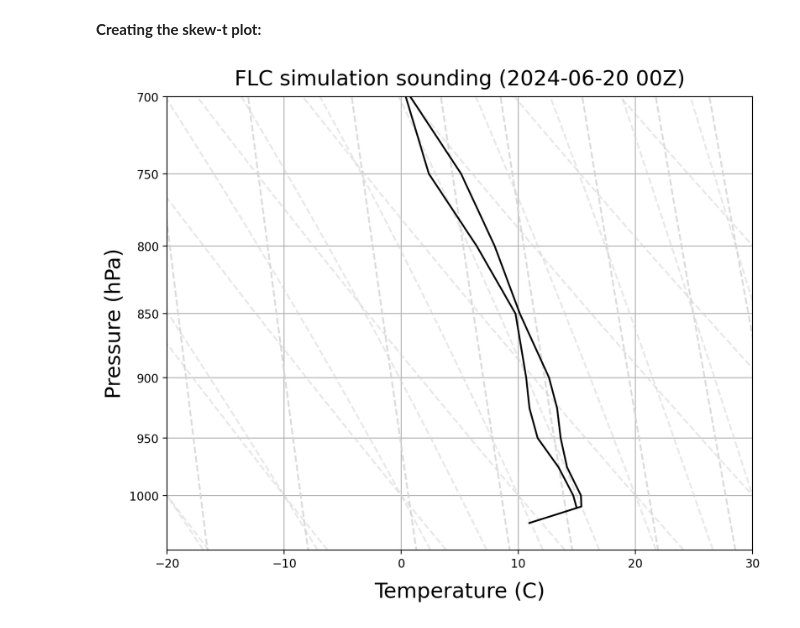
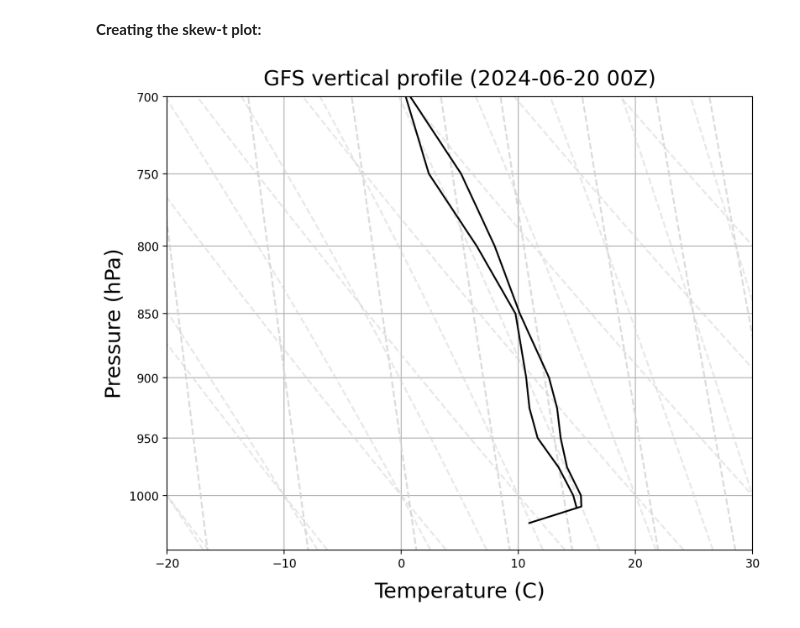
Before and after one commit to jesseturner/FLC_Workspace_3, a Jupyter notebook: gfs_sounding.ipynb, the cells around one changed output. Saved outputs shown, nothing was run; the diff lists cells and outputs as text; code cells hidden in the pictures.

```diff
--- a/gfs_sounding.ipynb
+++ b/gfs_sounding.ipynb
@@ -128,29 +128,29 @@ pressure_dewpoint = np.append(1010.0 * units.hPa, pressure)
 # %%
 fig = plt.figure(figsize=(9, 9))
 skew = SkewT(fig, aspect=220, rotation=0)
 
 # Plot the data
 skew.plot(pressure_temperature, temperature, 'k', label='Temperature')
 skew.plot(pressure_dewpoint, dewpoints, 'k', label='Dewpoint')
 
 # Add a legend
 #plt.legend()
 
 # Add additional lines (like dry adiabats, moist adiabats, and mixing ratio lines)
 skew.plot_dry_adiabats(colors='lightgray')
 skew.plot_moist_adiabats(colors='lightgray')
 skew.plot_mixing_lines(colors='lightgray')
 
 # Set plot limits and labels
 skew.ax.set_ylim(1050, 700)
 skew.ax.set_yticks(np.arange(1000, 700 - 1, -50))
 skew.ax.set_xlim(-20, 30)
 skew.ax.set_xlabel('Temperature (C)', size=18, labelpad=10)
 skew.ax.set_ylabel('Pressure (hPa)', size=18)
 
-skew.ax.set_title('FLC simulation sounding ('+ datetime_str+')', size=18, pad=10)
+skew.ax.set_title('GFS vertical profile ('+ datetime_str+')', size=18, pad=10)
 # Show the plot
 fig.set_dpi(200)
 plt.show()
 # %% [output]
-[figure, old version]
+[figure, new version]
```
Also changed, not shown: 3 other files.
